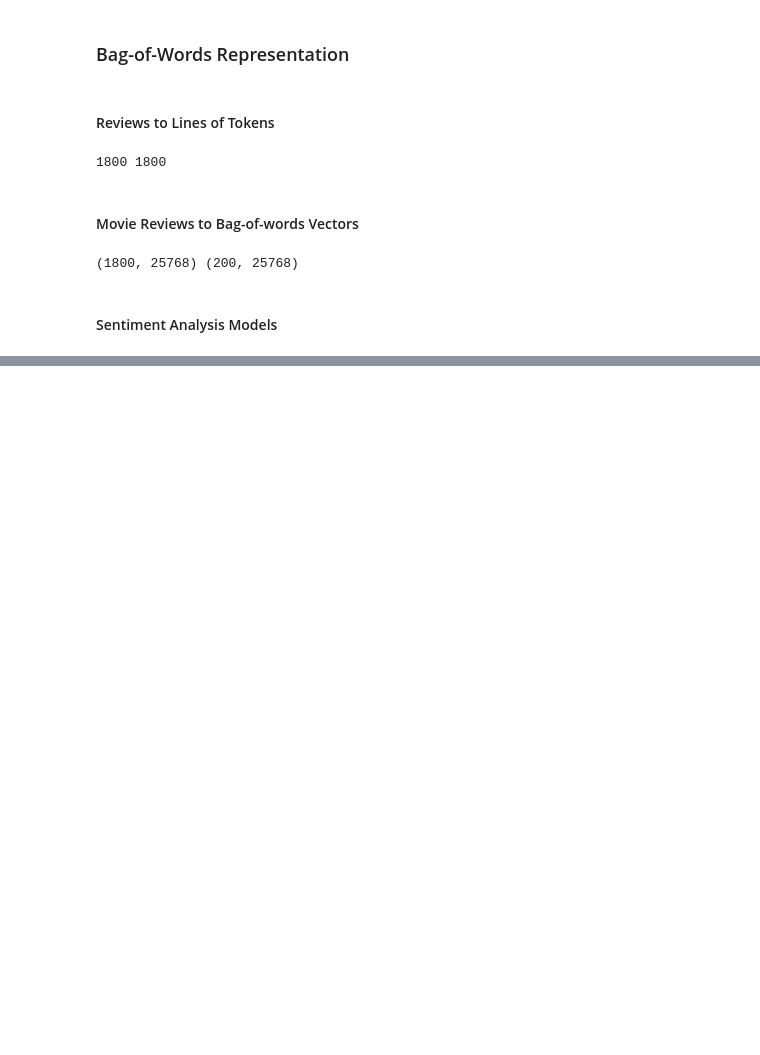
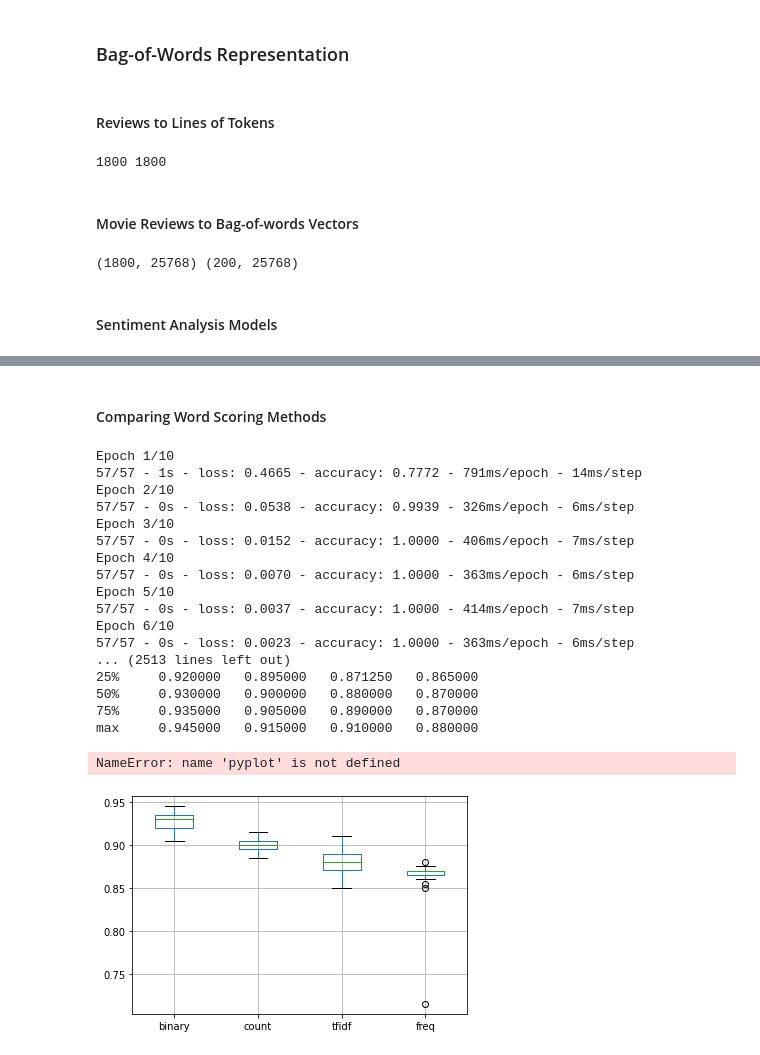
Before and after one commit to lepetitprinz/machine-learning-mastery, a Jupyter notebook: Deep Learning for Natural Language Processing/Part4. Bag-of-Words.ipynb, the cells around one changed output, grey strips where cells are left out. Cells and saved outputs as stored; diff of their text form; code cells hidden in the pictures; blank space fills up the shorter version.

```diff
--- a/Deep Learning for Natural Language Processing/Part4. Bag-of-Words.ipynb
+++ b/Deep Learning for Natural Language Processing/Part4. Bag-of-Words.ipynb
@@ -649,0 +701,18 @@ print(x_train.shape, x_test.shape)
+# %% [markdown]
+#### Comparing Word Scoring Methods
+# %%
+# Prepare bag-of-words encoding of docs
+def prepare_data(train_docs, test_docs, mode):
+    # create the tokenizer
+    tokenizer = Tokenizer()
+
+    # fit the tokenizer on the documents
+    tokenizer.fit_on_texts(train_docs)
+
+    # encode training data set
+    x_train = tokenizer.texts_to_matrix(train_docs, mode=mode)
+
+    # encode test data set
+    x_test = tokenizer.texts_to_matrix(test_docs, mode=mode)
+
+    return x_train, x_test
@@ -649,0 +743,45 @@ print(x_train.shape, x_test.shape)
+# %%
+import pandas as pd
+
+# load the vocabulary
+vocab_filename = 'vocab.txt'
+vocab = load_doc(vocab_filename)
+vocab = set(vocab.split())
+
+# load all reviews
+train_docs, y_train = load_clean_dataset(path, vocab, True)
+test_docs, y_test = load_clean_dataset(path, vocab, False)
+
+# run experiment
+modes = ['binary', 'count', 'tfidf', 'freq']
+results = pd.DataFrame()
+
+for mode in modes:
+    # prepare data for mode
+    x_train, x_test = prepare_data(train_docs, test_docs, mode)
+
+    # evaluate model on data for mode
+    results[mode] = evaluate_mode(x_train, y_train, x_test, y_test)
+
+# summarize results
+print(results.describe())
+# %% [output]
+Epoch 1/10
+57/57 - 1s - loss: 0.4665 - accuracy: 0.7772 - 791ms/epoch - 14ms/step
+Epoch 2/10
+57/57 - 0s - loss: 0.0538 - accuracy: 0.9939 - 326ms/epoch - 6ms/step
+Epoch 3/10
+57/57 - 0s - loss: 0.0152 - accuracy: 1.0000 - 406ms/epoch - 7ms/step
+Epoch 4/10
+57/57 - 0s - loss: 0.0070 - accuracy: 1.0000 - 363ms/epoch - 6ms/step
+Epoch 5/10
+57/57 - 0s - loss: 0.0037 - accuracy: 1.0000 - 414ms/epoch - 7ms/step
+Epoch 6/10
+57/57 - 0s - loss: 0.0023 - accuracy: 1.0000 - 363ms/epoch - 6ms/step
+... (2513 lines left out)
+25%     0.920000   0.895000   0.871250   0.865000
+50%     0.930000   0.900000   0.880000   0.870000
+75%     0.935000   0.905000   0.890000   0.870000
+max     0.945000   0.915000   0.910000   0.880000
+NameError: name 'pyplot' is not defined
+[figure, added]
```
Also changed, not shown: parts of 8 cells of this notebook, 1 other file.
